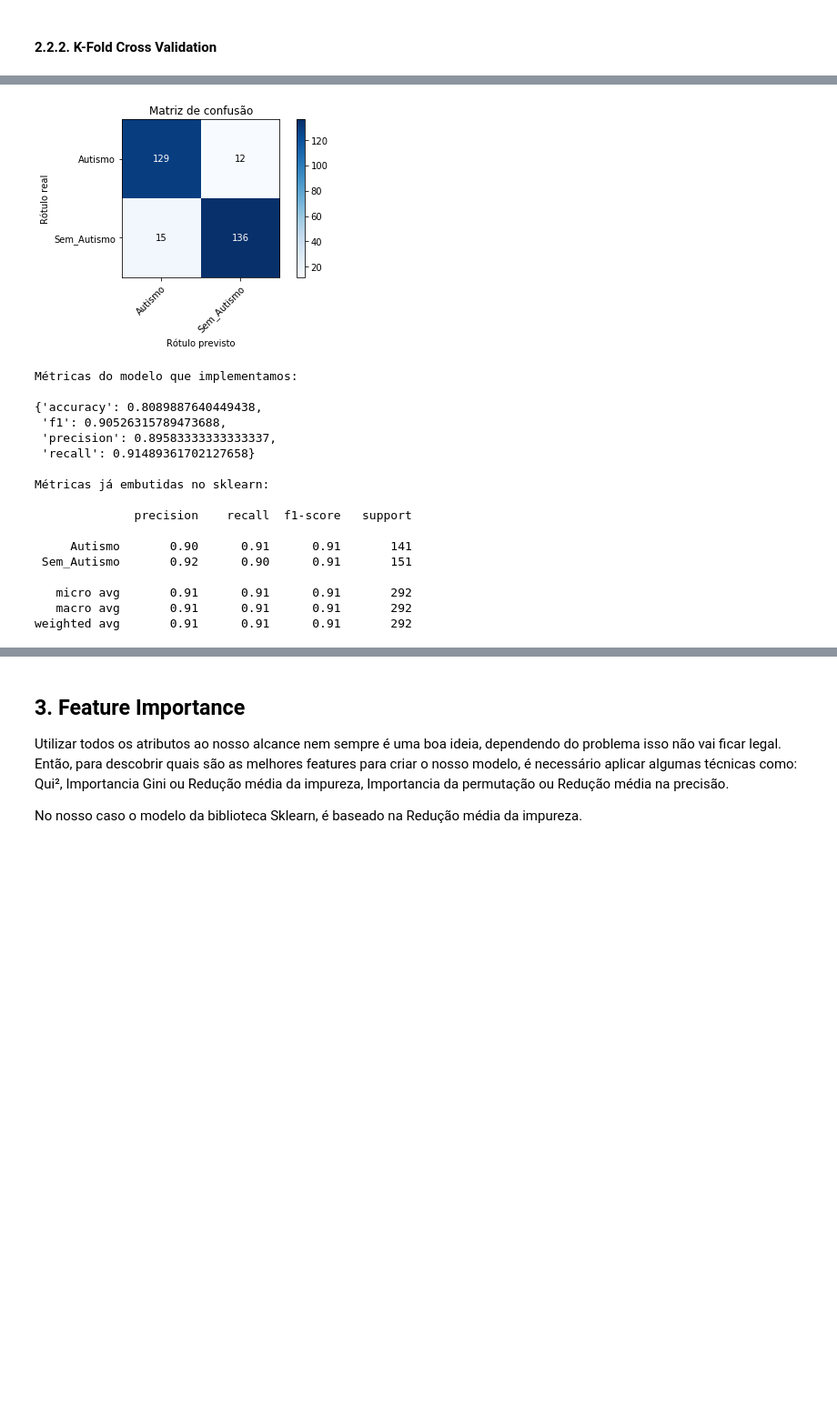
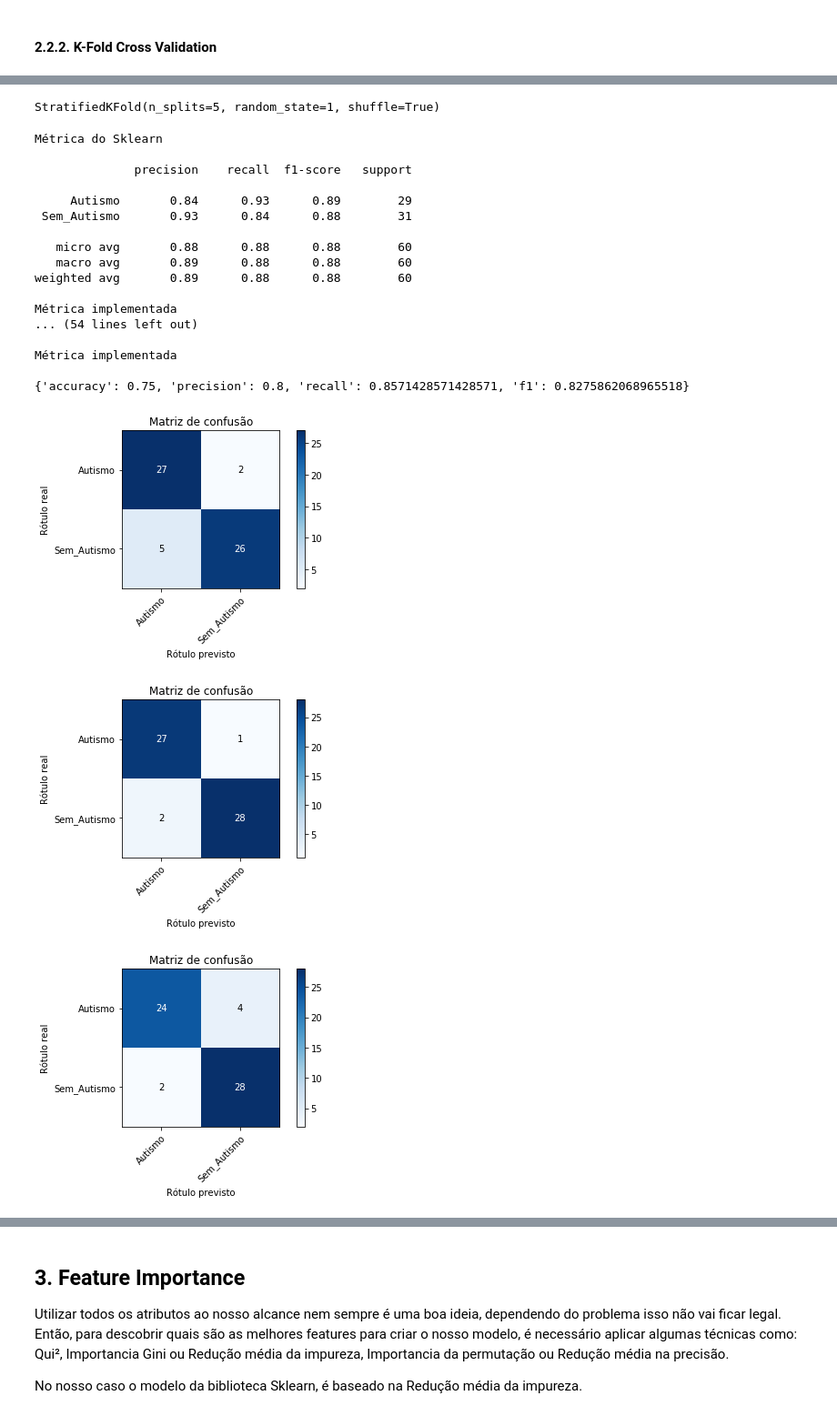
Before and after one commit to datascience-ufc/asd, a Jupyter notebook: analysis/modelo_baseline_matheus_frota.ipynb, the cells around one changed output, grey strips where cells are left out. Shown: that part at 91% size. Cells and saved outputs as stored; diff of their text form; code cells hidden in the pictures; blank space fills up the shorter version.

Commit message:
Alterando cross-val-predict por StratifiedKfold (#14)

```diff
--- a/analysis/modelo_baseline_matheus_frota.ipynb
+++ b/analysis/modelo_baseline_matheus_frota.ipynb
@@ -285,37 +283,48 @@ A validação cruzada é uma técnica utilizada para evitar que o modelo se "aco
 Seu funcionamento se da em "dividir e testar", ou seja, os nossos dados são divididos em X partes, em cada uma dessas partes é novamente dividida em treino e teste e é testada então as partes e esse processo é repetido até que o modelo seja testado e treinado em todas essas partes e no final se calcula a métrica dos testes, dessa forma:
 
 ![cross-validation-folds.png](attachment:cross-validation-folds.png)
-# %%
-# Validação cruzada
-y_pred_cv = cross_val_predict(baseline, X, Y,cv = 5)
-# Informações do modelo
-plot_confusion_matrix(Y, y_pred_cv)
-plt.show()
-# %% [output]
-[figure, removed]
-# %%
-print("Métricas do modelo que implementamos: \n")
-metrics_cv = metrics.classification_report(Y, y_pred_cv)
-pprint(metrics_cv)
-print()
-
-print("Métricas já embutidas no sklearn: \n")
-print(sklearn.metrics.classification_report(Y, y_pred_cv))
-# %% [output]
-Métricas do modelo que implementamos:
-
-{'accuracy': 0.8089887640449438,
- 'f1': 0.90526315789473688,
- 'precision': 0.89583333333333337,
- 'recall': 0.91489361702127658}
-
-Métricas já embutidas no sklearn:
-
-              precision    recall  f1-score   support
-
-     Autismo       0.90      0.91      0.91       141
- Sem_Autismo       0.92      0.90      0.91       151
-
-   micro avg       0.91      0.91      0.91       292
-   macro avg       0.91      0.91      0.91       292
-weighted avg       0.91      0.91      0.91       292
+# %%
+# Validação cruzada k-fold
+#kf  = KFold(n_splits = 5, shuffle = True, random_state = 1)
+skf = StratifiedKFold(n_splits = 5, shuffle = True, random_state = 1)
+print(skf)
+# %% [output]
+StratifiedKFold(n_splits=5, random_state=1, shuffle=True)
+# %%
+metricas = []
+i = 0
+# Separando as bases de treino e teste
+for train,test in skf.split(X,Y):
+    #print(train)
+    #print(test)
+    # Dicionaro de treino
+    train_x, test_x = X.iloc[train], X.iloc[test]
+    train_y, test_y = Y.iloc[train], Y.iloc[test]
+    aux = baseline.fit(train_x,train_y)
+    rst = aux.predict(test_x)
+    metricas.append(metrics.classification_report(test_y, rst))
+    print('Métrica do Sklearn \n  \n{}'.format(sklearn.metrics.classification_report(test_y, rst)))
+    print('Métrica implementada \n  \n{}'.format(metricas[i]))
+    plot_confusion_matrix(test_y,rst)
+    i+=1
+# %% [output]
+Métrica do Sklearn
+
+              precision    recall  f1-score   support
+
+     Autismo       0.84      0.93      0.89        29
+ Sem_Autismo       0.93      0.84      0.88        31
+
+   micro avg       0.88      0.88      0.88        60
+   macro avg       0.89      0.88      0.88        60
+weighted avg       0.89      0.88      0.88        60
+
+Métrica implementada
+... (54 lines left out)
+
+Métrica implementada
+
+{'accuracy': 0.75, 'precision': 0.8, 'recall': 0.8571428571428571, 'f1': 0.8275862068965518}
+[figure, added]
+[figure, added]
+[figure, added]
```
Also changed, not shown: parts of 7 cells of this notebook.
